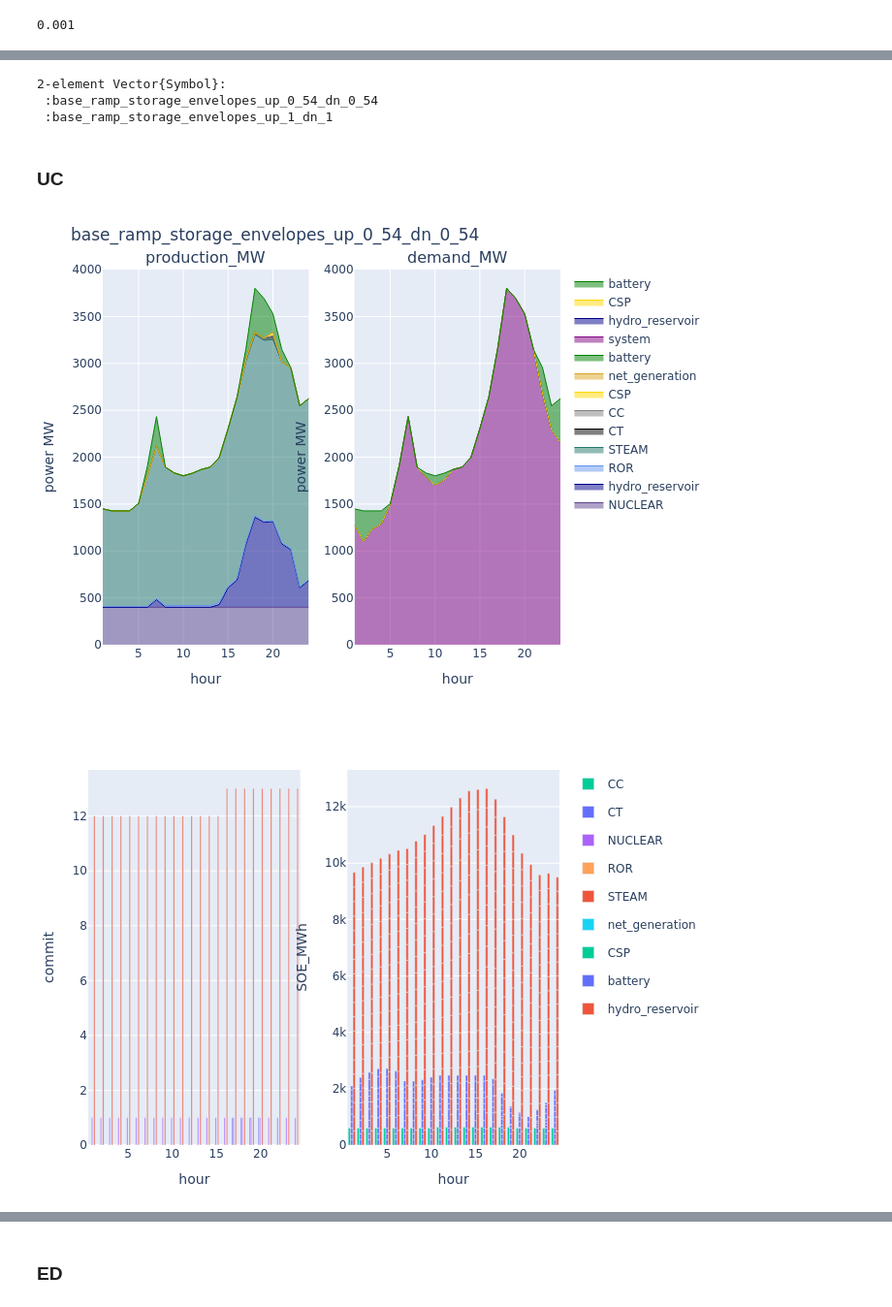
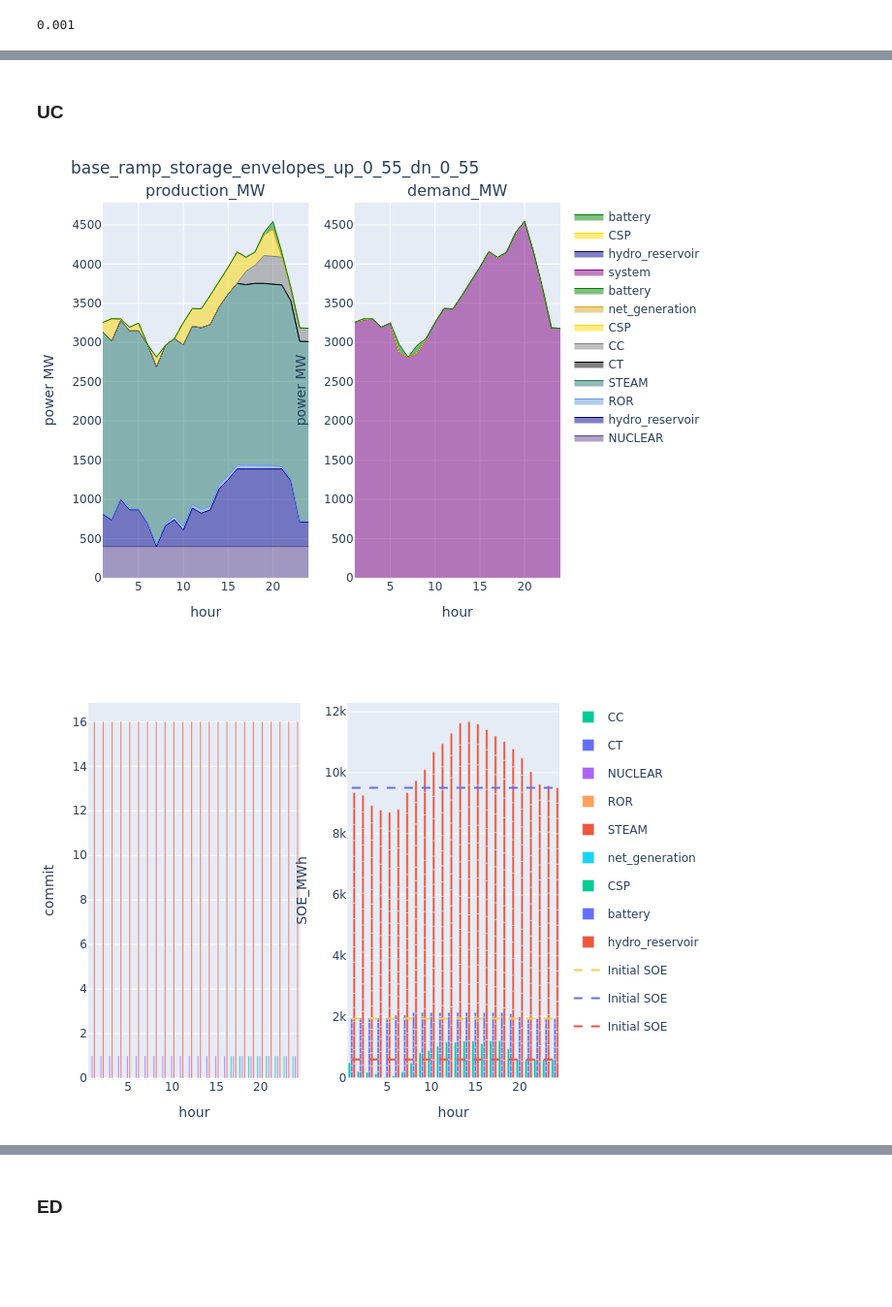
Before and after one commit to pigalleg/ELR-reserves, a Jupyter notebook: notebooks/Dispatch.ipynb, the cells around one changed output, grey strips where cells are left out. Shown at 97% size. Drawn from its saved outputs; the diff is of its cells as text; code cells hidden in the pictures; blank space fills up the shorter version.

```diff
--- a/notebooks/Dispatch.ipynb
+++ b/notebooks/Dispatch.ipynb
@@ -10,10 +10,10 @@ THRES = 0.001
 # %%
 # Example of envelopes with rho = 0.99 and different multiplier values
 # folder_path = joinpath("..","output",  "RTS-GMLC_v21.1s" )
-folder_path = joinpath("..","output",  "RTS-GMLC_v24.1su" )
+folder_path = joinpath("..","output",  "RTS-GMLC_v24.1s" )
     # solution_folders = ["n_1", "n_2"]
 # solution_folders = ["n_$n" for n in range(1,7)]
-day_ = 1
+day_ = 162
 solution_folders = ["n_$(day_)"]
 
 s_uc = [parquet_to_solution("s_uc", joinpath(folder_path, s)) for s in solution_folders]
@@ -86,12 +76,6 @@ battery_reserve_uc = calculate_battery_reserve(s_uc.storage, reserve_uc)
 # gcdi_KPI_adequacy = calculate_adecuacy_gcdi_KPI(s_ed, s_uc)
 # gcd_KPI_adequacy = calculate_adecuacy_gcd_KPI(gcdi_KPI_adequacy)
 # ;
-# %%
-unique(supply_uc.configuration)
-# %% [output]
-2-element Vector{Symbol}:
- :base_ramp_storage_envelopes_up_0_54_dn_0_54
- :base_ramp_storage_envelopes_up_1_dn_1
 # %%
 # day_ = 0
 iteration_ = :demand_1
@@ -107,16 +91,26 @@ demand_uc_ = demand_uc[(demand_uc.configuration .== config_) .& (demand_uc.day .
 reserve_uc_ = reserve_uc[(reserve_uc.configuration .== config_) .& (reserve_uc.day .== day_), :]
 plot_supply_demand(supply_uc_, demand_uc_, string(config_))
 # %% [output]
-[figure, old version]
+[figure, new version]
 # %%
 to_plot = commit_uc[(commit_uc.configuration .== config_1) .&  (commit_uc.day .== day_),:]
 p1 = plot(to_plot, x = :hour, y = :commit,  kind = "bar", color = :resource, stackgroup = 1) #Layout(barmode="stack"))
 
+
+initial_SOE = s_uc.storage_parameters[s_uc.storage_parameters.configuration .== config_1, :]
+initial_SOE.SOE_initial .= initial_SOE.SOE_max_MWh.*initial_SOE.initial_energy_proportion
+initial_SOE = combine(groupby(initial_SOE,[:resource]),[:SOE_initial]  .=> sum, renamecols=false)
+
 to_plot = s_uc.storage[(s_uc.storage.configuration .== config_1) .&  (s_uc.storage.day .== day_),:]
 p2 = plot(to_plot, x = :hour , y = :SOE_MWh, color = :resource, kind = "bar", Layout(barmode="stack"))
+for df in groupby(initial_SOE, :resource)
+    hline2 = scatter(x=1:24, y=fill(unique(df.SOE_initial)[1], 24), mode="lines", line=attr(dash="dash"), name="Initial SOE")
+    p2 = addtraces(p2, hline2)
+end
+
 [p1 p2]
 # %% [output]
-[figure, old version]
+[figure, new version]
 # %%
 # p1 = plot_reserve_by_fieldy(reserve_uc_, :reserve_up_MW, :resource)
 dissagregate_by_battery = false
```
Also changed, not shown: parts of 15 cells of this notebook, 5 other files.
